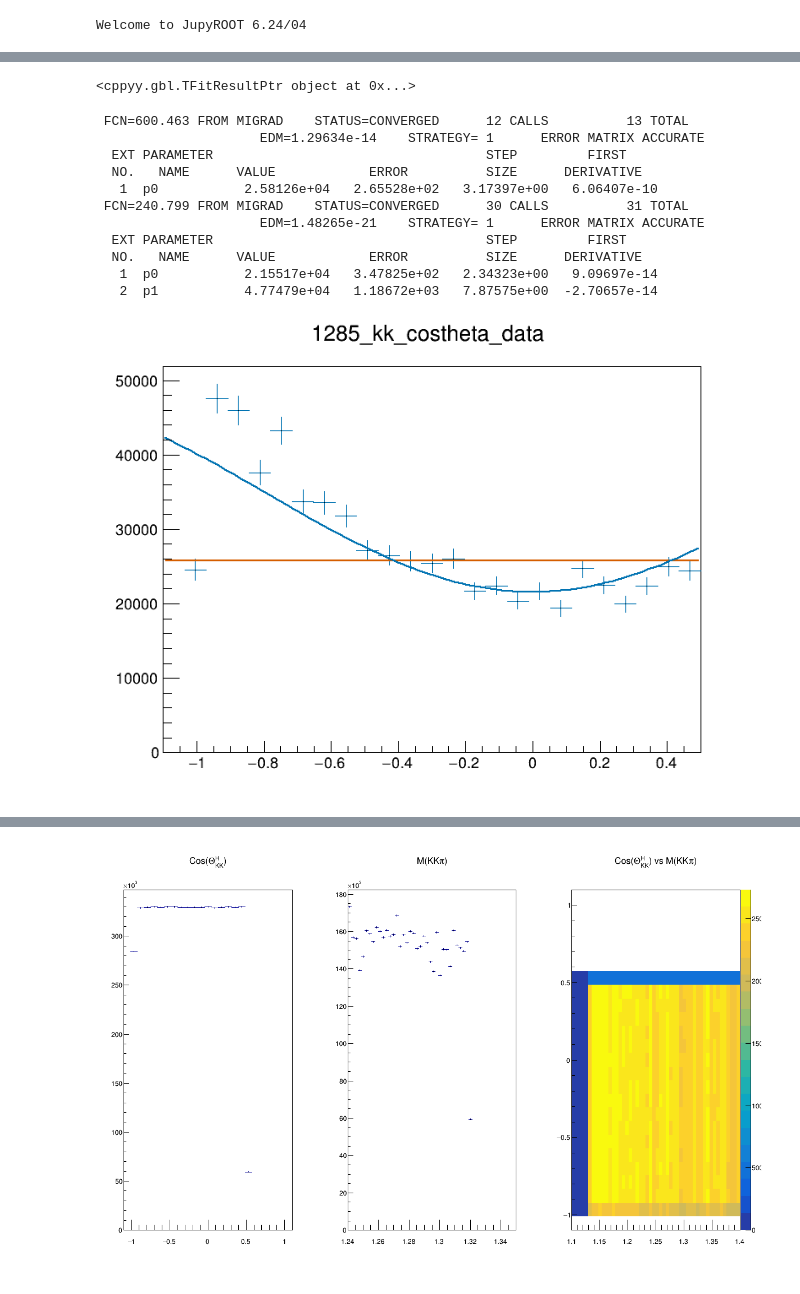
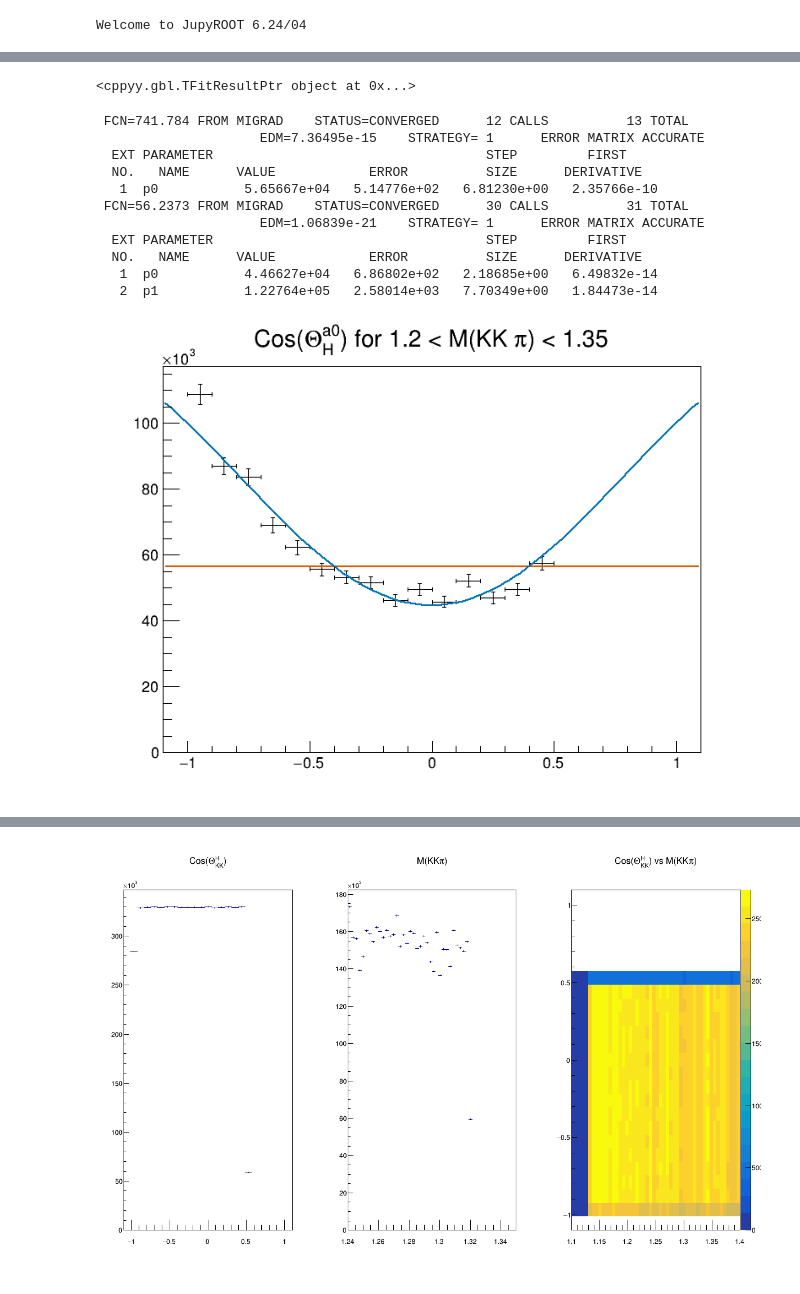
Before and after one commit to tylerviducic/gluex, a Jupyter notebook: scripts/helicity_angle_study.py/a0_helicity_angles.ipynb, the cells around one changed output, grey strips where cells are left out. Drawn from its saved outputs; the diff is of its cells as text; code cells hidden in the pictures.

Commit message:
plotting for collaboration meeting

```diff
--- a/scripts/helicity_angle_study.py/a0_helicity_angles.ipynb
+++ b/scripts/helicity_angle_study.py/a0_helicity_angles.ipynb
@@ -86,11 +84,6 @@ if channel == 'pipkmks':
 elif channel == 'pimkpks':
     cut = kcuts.KSTAR_ALL_CUT_PIMKPKS
 # %%
-df_data = define_a0_helicity(channel, run_period, 'data')#.Filter(cut)
-df_phasespace = define_a0_helicity(channel, run_period, 'phasespace')#.Filter(cut)
+df_data = define_a0_helicity(channel, run_period, 'data').Filter(cut)
+df_phasespace = define_a0_helicity(channel, run_period, 'phasespace').Filter(cut)
 df_thrown = define_a0_helicity(channel, run_period, 'phasespace', thrown=True)
-
-good_acceptance_region = 'kk_helicity_costheta < 0.5'
-df_data = df_data.Filter(good_acceptance_region)
-df_phasespace = df_phasespace.Filter(good_acceptance_region)
-df_thrown = df_thrown.Filter(good_acceptance_region)
@@ -100,0 +90,9 @@ hist_1285_kk_thrown = df_thrown.Filter(f'{channel}_m < 1.32 && {channel}_m > 1.2
+# %%
+signal_region = f'{channel}_m < 1.35 && {channel}_m > 1.2'
+
+x_low, x_high = -1.1, 1.1
+nbin = int((x_high - x_low)/0.1)
+
+hist_full_range_data = df_data.Filter(signal_region).Histo1D(('hist_full_range_data', 'Cos(#Theta_{H}) for 1.2 < M(KK#pi) < 1.35', nbin, x_low, x_high), 'kk_helicity_costheta').GetValue()
+hist_full_range_phasespace = df_phasespace.Filter(signal_region).Histo1D(('hist_full_range_phasespace', 'hist_full_range_phasespace', nbin, x_low, x_high), 'kk_helicity_costheta').GetValue()
+hist_full_range_thrown = df_thrown.Filter(signal_region).Histo1D(('hist_full_range_thrown', 'hist_full_range_thrown', nbin, x_low, x_high), 'kk_helicity_costheta').GetValue()
@@ -101 +135,10 @@ hist_1285_kk_thrown = df_thrown.Filter(f'{channel}_m < 1.32 && {channel}_m > 1.2
+# %%
+good_acceptance_region = 'kk_helicity_costheta < 0.4999'
+df_data = df_data.Filter(good_acceptance_region)
+df_phasespace = df_phasespace.Filter(good_acceptance_region)
+df_thrown = df_thrown.Filter(good_acceptance_region)
+
+hist_1285_kk_data = df_data.Filter(signal_region).Histo1D(('1285_kk_costheta_data', 'Cos(#Theta_{H}^{a0}) for 1.2 < M(KK#pi) < 1.35', nbin, x_low, x_high), 'kk_helicity_costheta').GetValue()
+hist_1285_kk_phasespace = df_phasespace.Filter(signal_region).Histo1D(('1285_kk_costheta_phasespace', '1285_kk_costheta_phasespace', nbin, x_low, x_high), 'kk_helicity_costheta').GetValue()
+hist_1285_kk_thrown = df_thrown.Filter(signal_region).Histo1D(('1285_kk_costheta_thrown', '1285_kk_costheta_thrown', nbin, x_low, x_high), 'kk_helicity_costheta').GetValue()
 # %%
@@ -167,22 +209,22 @@ hist_1285_kk_data.Fit(func_eta, "BS+")
 hist_1285_kk_data.Fit(func_f1, "BS+")
 # %% [output]
 <cppyy.gbl.TFitResultPtr object at 0x...>
- FCN=600.463 FROM MIGRAD    STATUS=CONVERGED      12 CALLS          13 TOTAL
-                     EDM=1.29634e-14    STRATEGY= 1      ERROR MATRIX ACCURATE
+ FCN=741.784 FROM MIGRAD    STATUS=CONVERGED      12 CALLS          13 TOTAL
+                     EDM=7.36495e-15    STRATEGY= 1      ERROR MATRIX ACCURATE
   EXT PARAMETER                                   STEP         FIRST
   NO.   NAME      VALUE            ERROR          SIZE      DERIVATIVE
-   1  p0           2.58126e+04   2.65528e+02   3.17397e+00   6.06407e-10
- FCN=240.799 FROM MIGRAD    STATUS=CONVERGED      30 CALLS          31 TOTAL
-                     EDM=1.48265e-21    STRATEGY= 1      ERROR MATRIX ACCURATE
+   1  p0           5.65667e+04   5.14776e+02   6.81230e+00   2.35766e-10
+ FCN=56.2373 FROM MIGRAD    STATUS=CONVERGED      30 CALLS          31 TOTAL
+                     EDM=1.06839e-21    STRATEGY= 1      ERROR MATRIX ACCURATE
   EXT PARAMETER                                   STEP         FIRST
   NO.   NAME      VALUE            ERROR          SIZE      DERIVATIVE
-   1  p0           2.15517e+04   3.47825e+02   2.34323e+00   9.09697e-14
-   2  p1           4.77479e+04   1.18672e+03   7.87575e+00  -2.70657e-14
+   1  p0           4.46627e+04   6.86802e+02   2.18685e+00   6.49832e-14
+   2  p1           1.22764e+05   2.58014e+03   7.70349e+00   1.84473e-14
 # %%
-hist_1285_kk_data.Draw("E")
+hist_1285_kk_data.Draw("E1")
 c1.Draw()
 # %% [output]
-[figure, old version]
+[figure, new version]
 # %%
 hist2d = df_data.Filter(f'{channel}_m < 1.4 && {channel}_m > 1.1').Histo2D(('costheta-kk_vs_kkpi', 'Cos(#Theta^{H}_{KK}) vs M(KK#pi)', 50, 1.1, 1.4, 25, -1.1, 1.1), f'{channel}_m', 'kk_helicity_costheta').GetValue()
 # %%
```
Also changed, not shown: parts of 13 cells of this notebook.
